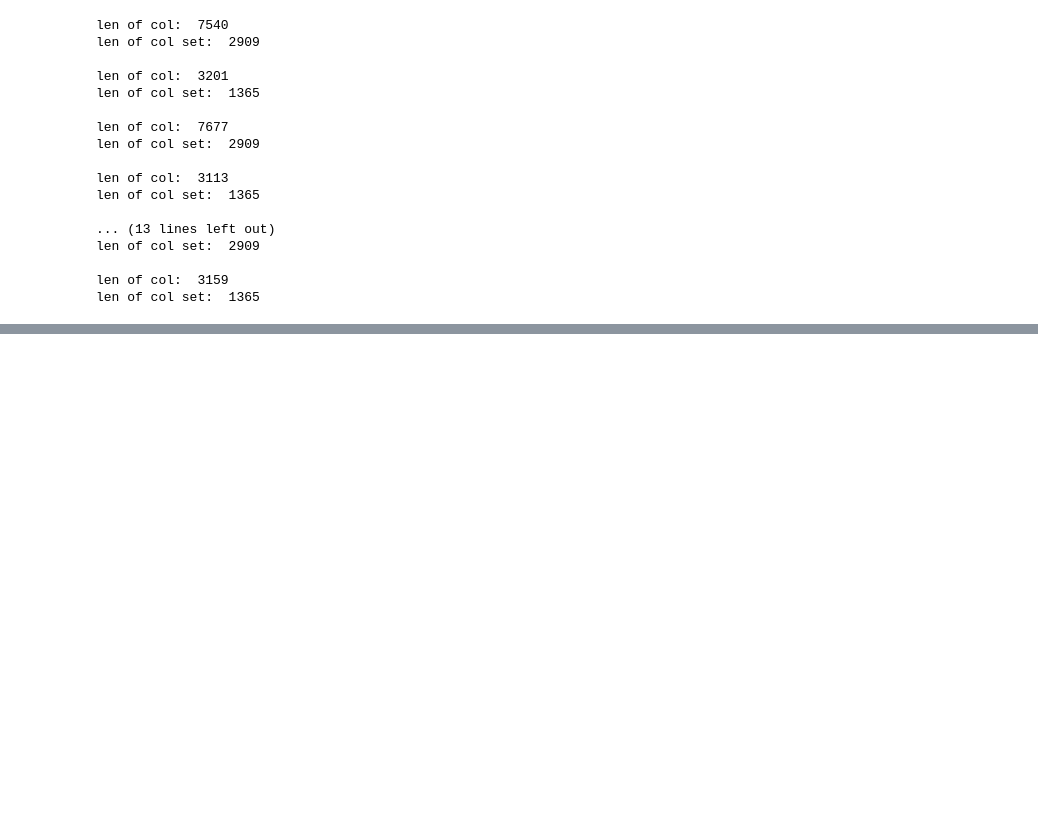
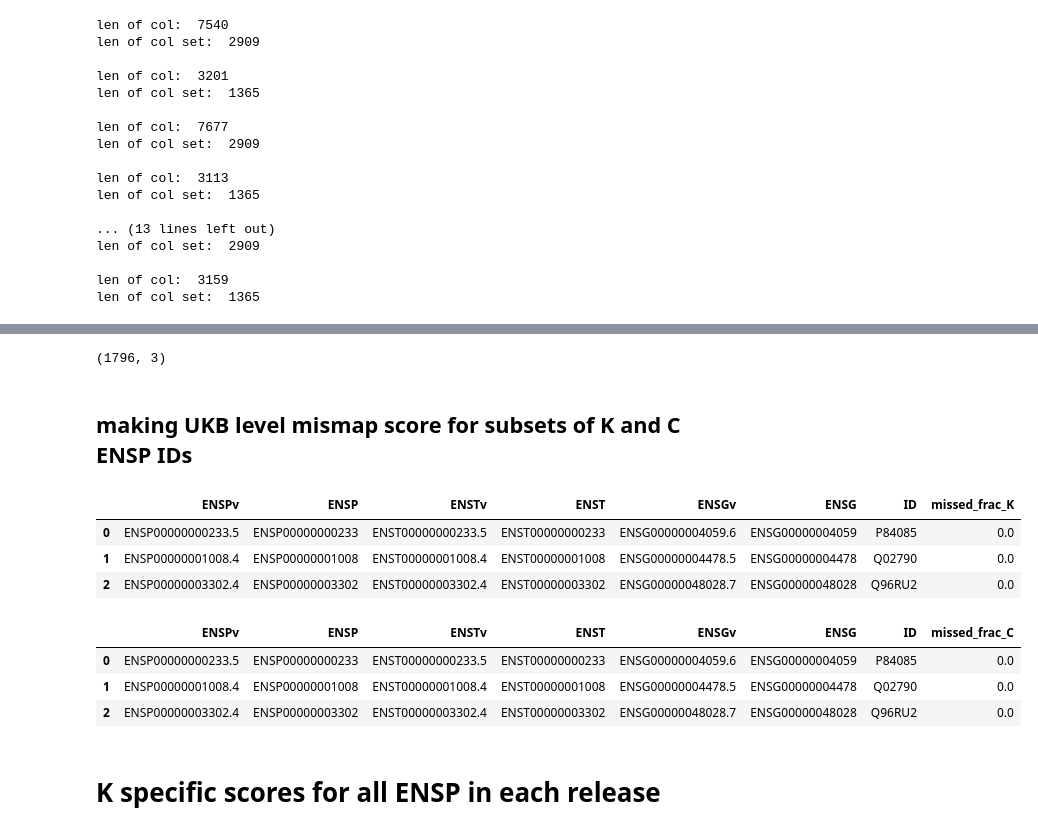
Before and after one commit to Mfpfox/MAPPING, a Jupyter notebook: F19_11_19_MISMAP_CK_SCORE.ipynb, the cells around one changed output, grey strips where cells are left out. Saved outputs shown, nothing was run; the diff lists cells and outputs as text; code cells hidden in the pictures; blank space fills up the shorter version.

```diff
--- a/F19_11_19_MISMAP_CK_SCORE.ipynb
+++ b/F19_11_19_MISMAP_CK_SCORE.ipynb
@@ -2128,0 +2279,4 @@ len of col set:  1365
+# %%
+combo97.shape
+# %% [output]
+(1796, 3)
@@ -2128,0 +2290,2 @@ len of col set:  1365
+# %% [markdown]
+## making UKB level mismap score for subsets of K and C ENSP IDs
@@ -2128,0 +2294,30 @@ len of col set:  1365
+# %%
+# ALL K scores
+v85a_K_frac = pd.read_csv("v85a_K_frac_droppedNaN.csv")
+v92a_K_frac = pd.read_csv("v92a_K_frac_droppedNaN.csv")
+v94a_K_frac = pd.read_csv("v94a_K_frac_droppedNaN.csv")
+v96a_K_frac = pd.read_csv("v96a_K_frac_droppedNaN.csv")
+v97a_K_frac = pd.read_csv("v97a_K_frac_droppedNaN.csv")
+
+# ALL C scores
+v85a_C_frac = pd.read_csv("v85a_C_frac_droppedNaN.csv")
+v92a_C_frac = pd.read_csv("v92a_C_frac_droppedNaN.csv")
+v94a_C_frac = pd.read_csv("v94a_C_frac_droppedNaN.csv")
+v96a_C_frac = pd.read_csv("v96a_C_frac_droppedNaN.csv")
+v97a_C_frac = pd.read_csv("v97a_C_frac_droppedNaN.csv")
+# %%
+v85a_K_frac.head(3)
+# %% [output]
+|  | ENSPv | ENSP | ENSTv | ENST | ENSGv | ENSG | ID | missed_frac_K |
+| 0 | ENSP00000000233.5 | ENSP00000000233 | ENST00000000233.5 | ENST00000000233 | ENSG00000004059.6 | ENSG00000004059 | P84085 | 0.0 |
+| 1 | ENSP00000001008.4 | ENSP00000001008 | ENST00000001008.4 | ENST00000001008 | ENSG00000004478.5 | ENSG00000004478 | Q02790 | 0.0 |
+| 2 | ENSP00000003302.4 | ENSP00000003302 | ENST00000003302.4 | ENST00000003302 | ENSG00000048028.7 | ENSG00000048028 | Q96RU2 | 0.0 |
+# %%
+v85a_C_frac.head(3)
+# %% [output]
+|  | ENSPv | ENSP | ENSTv | ENST | ENSGv | ENSG | ID | missed_frac_C |
+| 0 | ENSP00000000233.5 | ENSP00000000233 | ENST00000000233.5 | ENST00000000233 | ENSG00000004059.6 | ENSG00000004059 | P84085 | 0.0 |
+| 1 | ENSP00000001008.4 | ENSP00000001008 | ENST00000001008.4 | ENST00000001008 | ENSG00000004478.5 | ENSG00000004478 | Q02790 | 0.0 |
+| 2 | ENSP00000003302.4 | ENSP00000003302 | ENST00000003302.4 | ENST00000003302 | ENSG00000048028.7 | ENSG00000048028 | Q96RU2 | 0.0 |
+# %% [markdown]
+# K specific scores for all ENSP in each release
```
Also changed, not shown: parts of 26 cells of this notebook.
